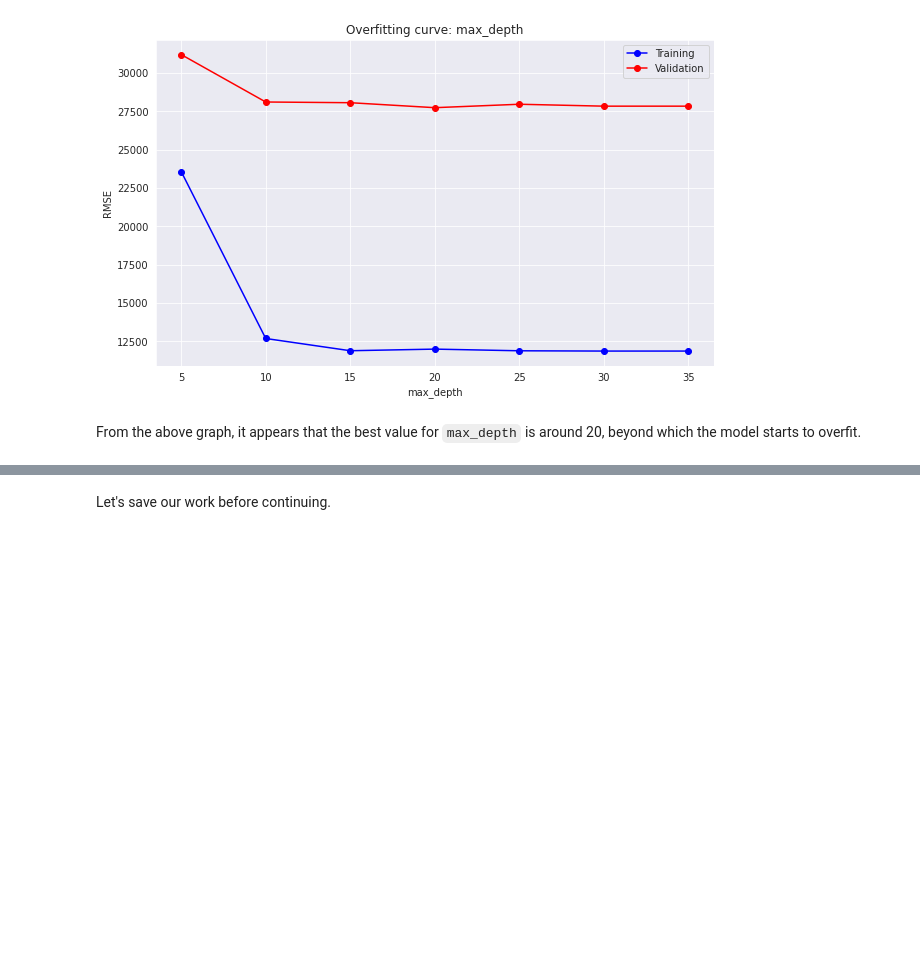
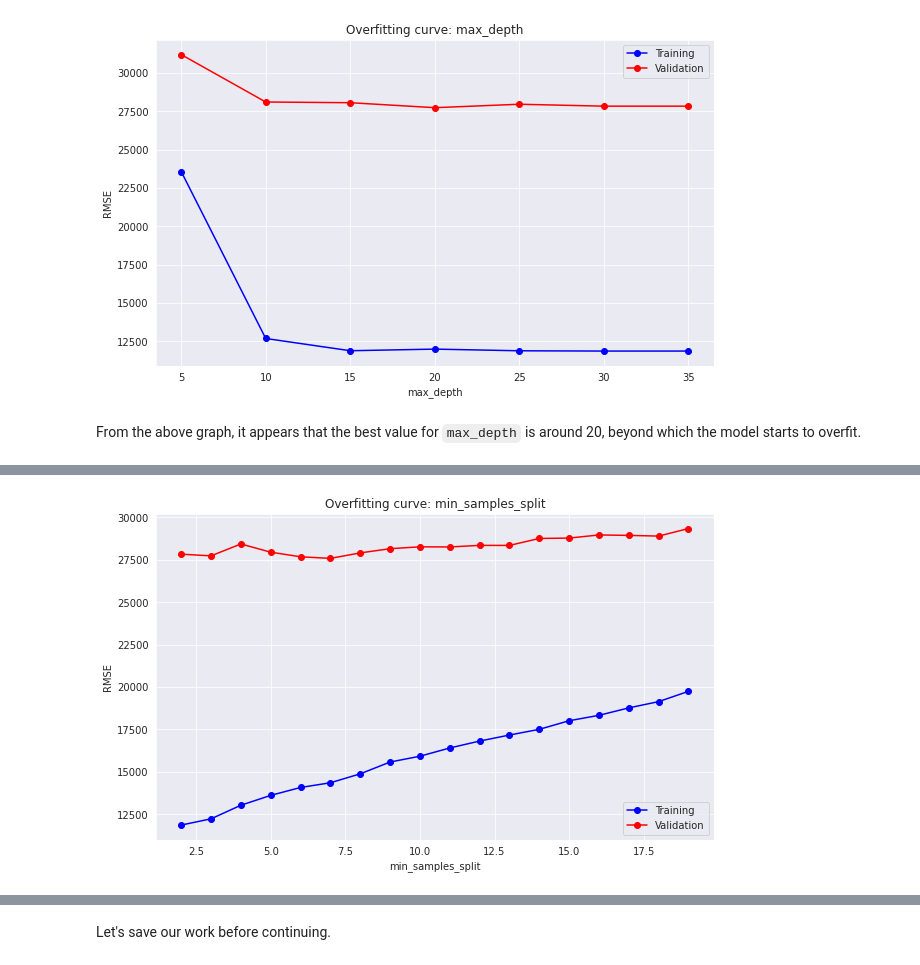
Before and after one commit to akash2262/House-Price-Prediction-Using-Decision-Tree-Random-Forest, a Jupyter notebook: zerotodatascience_random_forests_assignment.ipynb, the cells around one changed output, grey strips where cells are left out. Drawn from its saved outputs; the diff is of its cells as text; code cells hidden in the pictures; blank space fills up the shorter version.

```diff
--- a/zerotodatascience_random_forests_assignment.ipynb
+++ b/zerotodatascience_random_forests_assignment.ipynb
@@ -376,0 +386,4 @@ From the above graph, it appears that the best value for `max_depth` is around 2
+# %%
+test_param_and_plot('min_samples_split',np.arange(2,20,1))#Min_samples_split=7
+# %% [output]
+[figure, added]
```
Also changed, not shown: parts of 9 cells of this notebook.
